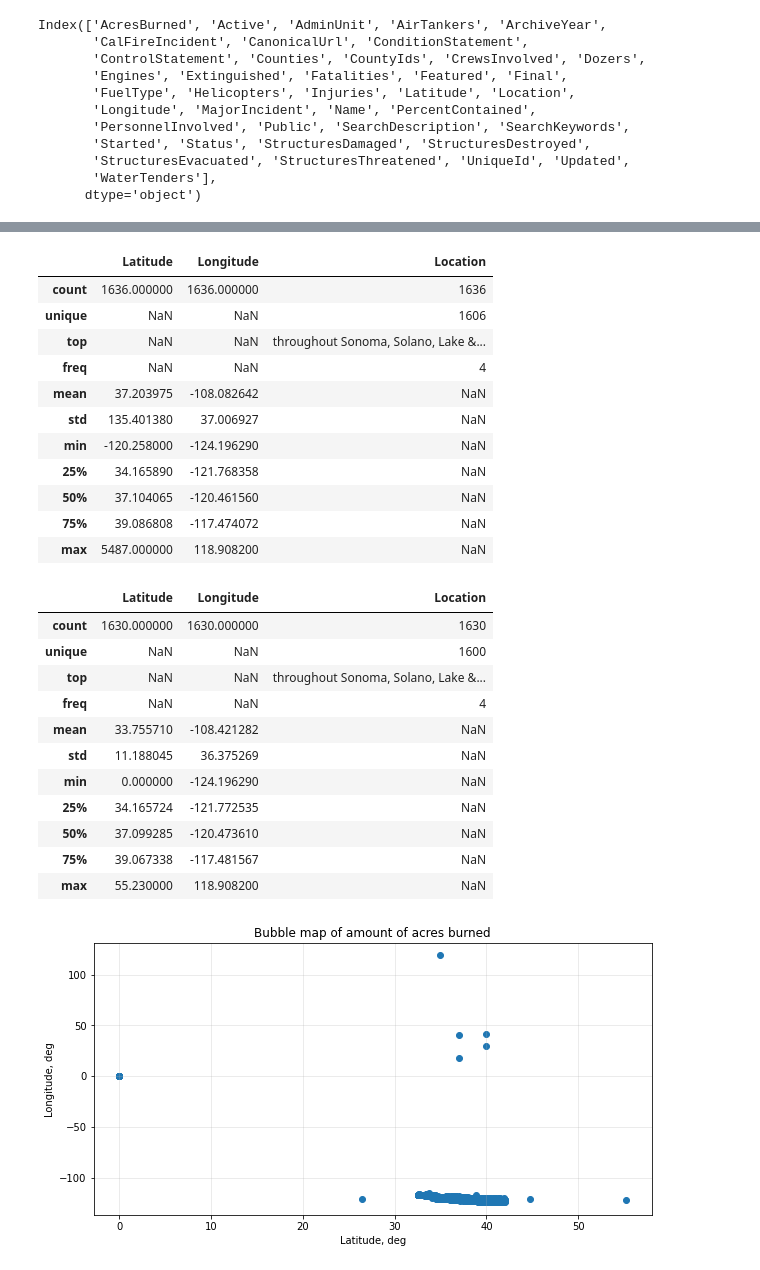
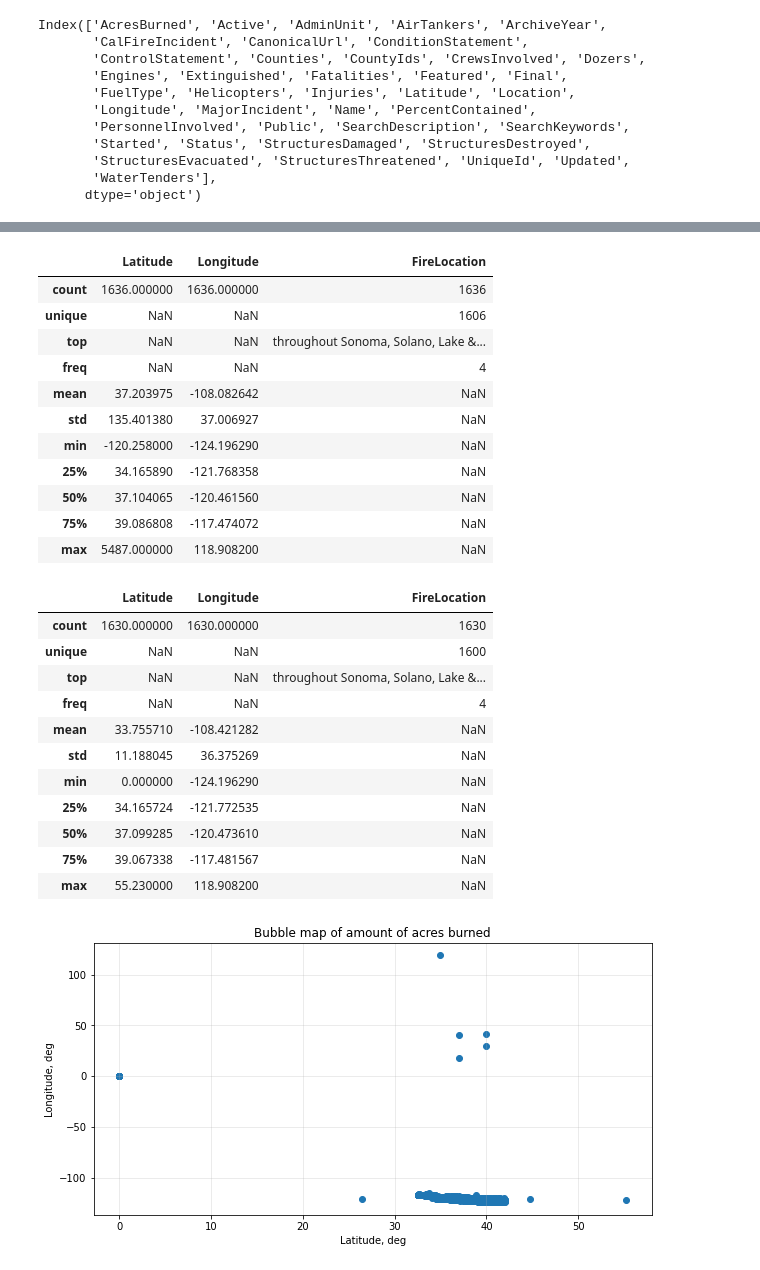
Before and after one commit to i-am-phoenix/project3, a Jupyter notebook: eda_IM.ipynb, the cells around one changed output, grey strips where cells are left out. Cells and saved outputs as stored; diff of their text form; code cells hidden in the pictures.

```diff
--- a/eda_IM.ipynb
+++ b/eda_IM.ipynb
@@ -57,7 +57,7 @@ Index(['AcresBurned', 'Active', 'AdminUnit', 'AirTankers', 'ArchiveYear',
 raw_data = raw_data_0[['AcresBurned', 'AdminUnit', 'ArchiveYear',
        'Counties', 'Extinguished', 'Fatalities', 'Latitude', 'Location',
        'Longitude', 'Name', 'SearchDescription', 'Started',
-       'StructuresDamaged', 'StructuresDestroyed', 'StructuresEvacuated', 'StructuresThreatened']].rename(columns=({'Counties':'County'}))
+       'StructuresDamaged', 'StructuresDestroyed', 'StructuresEvacuated', 'StructuresThreatened']].rename(columns=({'Counties':'County', 'Location':'FireLocation','Name':'FireName'}))
 # %%
 # Review all column stats
 raw_data.describe(include="all")
@@ -77,8 +77,8 @@ raw_data.describe(include="all")
 # %%
 # Review only Longitude and Latitude data
-raw_data[["Latitude", "Longitude", "Location"]].describe(include="all")
+raw_data[["Latitude", "Longitude", "FireLocation"]].describe(include="all")
 # %% [output]
-|  | Latitude | Longitude | Location |
+|  | Latitude | Longitude | FireLocation |
 | count | 1636.000000 | 1636.000000 | 1636 |
 | unique | NaN | NaN | 1606 |
 | top | NaN | NaN | throughout Sonoma, Solano, Lake &... |
@@ -99,9 +99,9 @@ raw_data.shape # (1636, 40)
 
 
 clean_data_1 = raw_data[((raw_data['Latitude'] > -90) & (raw_data['Latitude'] < 90))]
-clean_data_1[["Latitude", "Longitude", "Location"]].describe(include="all")
+clean_data_1[["Latitude", "Longitude", "FireLocation"]].describe(include="all")
 # %% [output]
-|  | Latitude | Longitude | Location |
+|  | Latitude | Longitude | FireLocation |
 | count | 1630.000000 | 1630.000000 | 1630 |
 | unique | NaN | NaN | 1600 |
 | top | NaN | NaN | throughout Sonoma, Solano, Lake &... |
```
Also changed, not shown: parts of 14 cells of this notebook, 6 other files.
